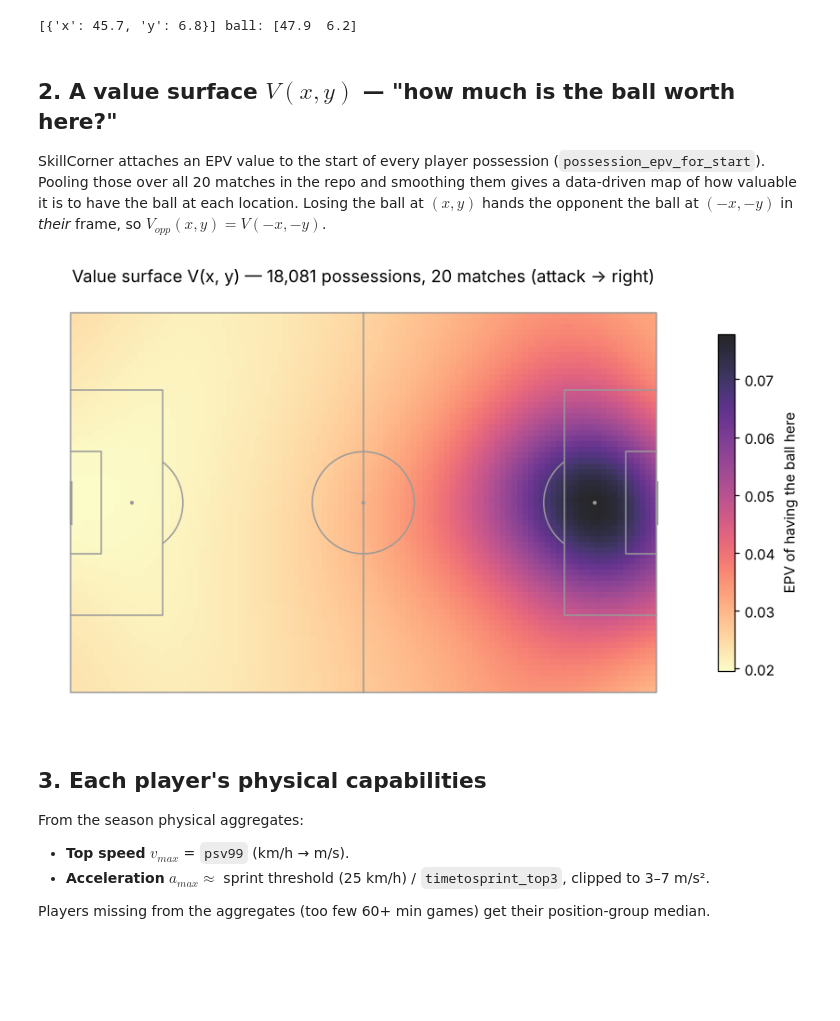
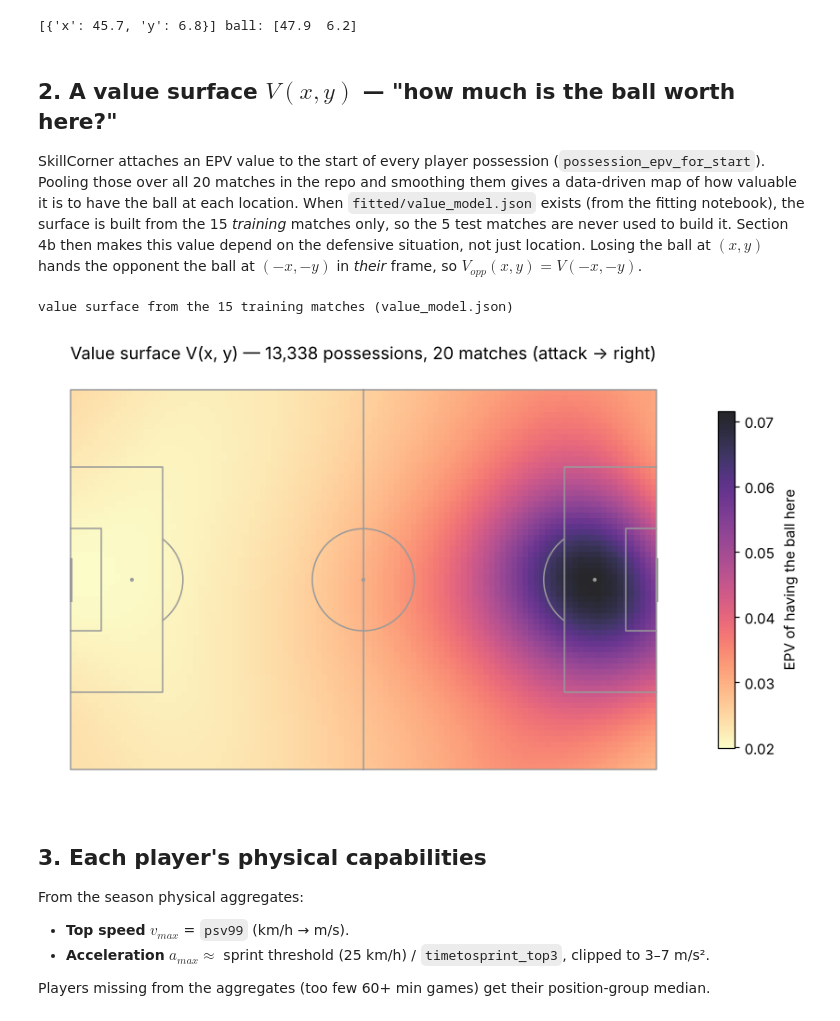
Before and after one commit to SkillCorner/opendata, a Jupyter notebook: notebooks/defensive_shape_integrity.ipynb, the cells around one changed output. Drawn from its saved outputs; the diff is of its cells as text; code cells hidden in the pictures; blank space fills up the shorter version.

```diff
--- a/notebooks/defensive_shape_integrity.ipynb
+++ b/notebooks/defensive_shape_integrity.ipynb
@@ -132,7 +165,10 @@ print(st.loc[st.name == "D. Williams", ["x", "y"]].round(1).to_dict("records"),
 
 SkillCorner attaches an EPV value to the start of every player possession (`possession_epv_for_start`).
 Pooling those over all 20 matches in the repo and smoothing them gives a data-driven map of how valuable
-it is to have the ball at each location. Losing the ball at $(x, y)$ hands the opponent the ball at
+it is to have the ball at each location. When `fitted/value_model.json` exists (from the fitting notebook), the
+surface is built from the 15 *training* matches only, so the 5 test matches are never used to build it.
+Section 4b then makes this value depend on the defensive situation, not just location.
+Losing the ball at $(x, y)$ hands the opponent the ball at
 $(-x, -y)$ in *their* frame, so $V_{opp}(x, y) = V(-x, -y)$.
 # %%
 GRID_X = np.arange(-HALF_L + 0.5, HALF_L, 1.0)
@@ -147,35 +183,45 @@ def build_value_surface(bin_m=3.0, smooth=2.5):
         frames.append(e[e.event_type == "player_possession"].dropna())
     e = pd.concat(frames)
     xb = np.arange(-HALF_L, HALF_L + bin_m, bin_m); yb = np.arange(-HALF_W, HALF_W + bin_m, bin_m)
     s, _, _ = np.histogram2d(e.x_start, e.y_start, [xb, yb], weights=e.possession_epv_for_start)
     n, _, _ = np.histogram2d(e.x_start, e.y_start, [xb, yb])
     prior = e.possession_epv_for_start.median()
     k = 5.0                                              # shrink sparse bins toward the median
     m = (s + k * prior) / (n + k)
     m = gaussian_filter(m, smooth, mode="nearest")
     from scipy.interpolate import RegularGridInterpolator
     xc = (xb[:-1] + xb[1:]) / 2; yc = (yb[:-1] + yb[1:]) / 2
     f = RegularGridInterpolator((xc, yc), m, bounds_error=False, fill_value=None)
     return f(np.column_stack([GX.ravel(), GY.ravel()])).reshape(GX.shape), len(e)   # (68, 105)
 
-V, n_obs = build_value_surface()
+FITTED_DIR = ROOT / "notebooks" / "fitted"          # written by defensive_shape_fitting.ipynb
+VALUE_FILE = FITTED_DIR / "value_model.json"
+if VALUE_FILE.exists():
+    VALUE_MODEL = json.load(open(VALUE_FILE))
+    V = np.array(VALUE_MODEL["V_loc"]); n_obs = VALUE_MODEL["n_train"]
+    print("value surface from the 15 training matches (value_model.json)")
+else:
+    VALUE_MODEL = None
+    V, n_obs = build_value_surface()
+    print("value_model.json not found: building the surface from all 20 matches")
 V_flat = V.ravel()
 V_opp_flat = V[::-1, ::-1].ravel()                       # value to the opponent if the ball is lost here
 
 def value_at(xy):
     ix = np.clip(np.round(xy[..., 0] + HALF_L - 0.5).astype(int), 0, len(GRID_X) - 1)
     iy = np.clip(np.round(xy[..., 1] + HALF_W - 0.5).astype(int), 0, len(GRID_Y) - 1)
     return V[iy, ix]
 
 pitch = Pitch(pitch_type="skillcorner", pitch_length=2 * HALF_L, pitch_width=2 * HALF_W,
               line_color="#9a9a9a", pitch_color="white", linewidth=1)
 fig, ax = pitch.draw(figsize=(8, 5))
 im = ax.imshow(V, extent=[-HALF_L, HALF_L, -HALF_W, HALF_W], origin="lower", cmap="magma_r", alpha=0.85, zorder=0)
 fig.colorbar(im, ax=ax, shrink=0.7, label="EPV of having the ball here")
 ax.set_title(f"Value surface V(x, y) — {n_obs:,} possessions, 20 matches (attack → right)")
 plt.show()
 # %% [output]
+value surface from the 15 training matches (value_model.json)
-[figure, old version]
+[figure, new version]
 # %% [markdown]
 ## 3. Each player's physical capabilities
 
```
Also changed, not shown: parts of 48 cells of this notebook, 6 other files.
